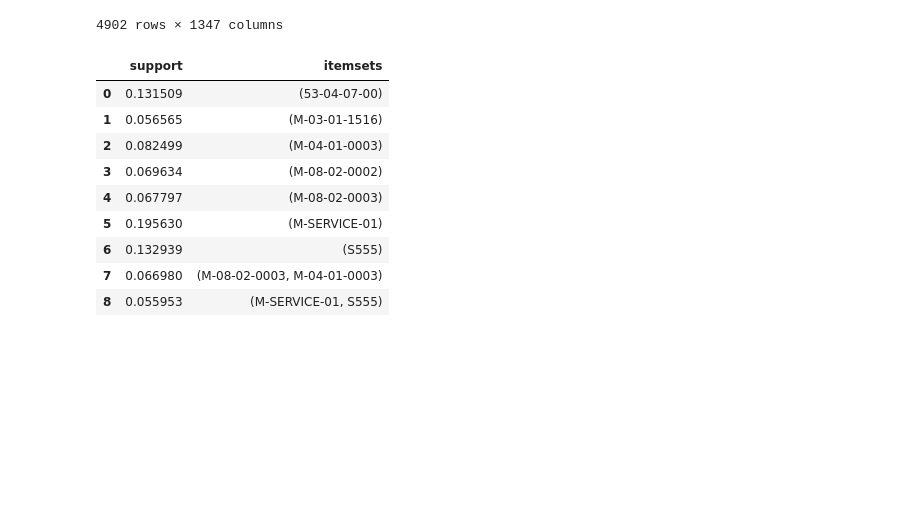
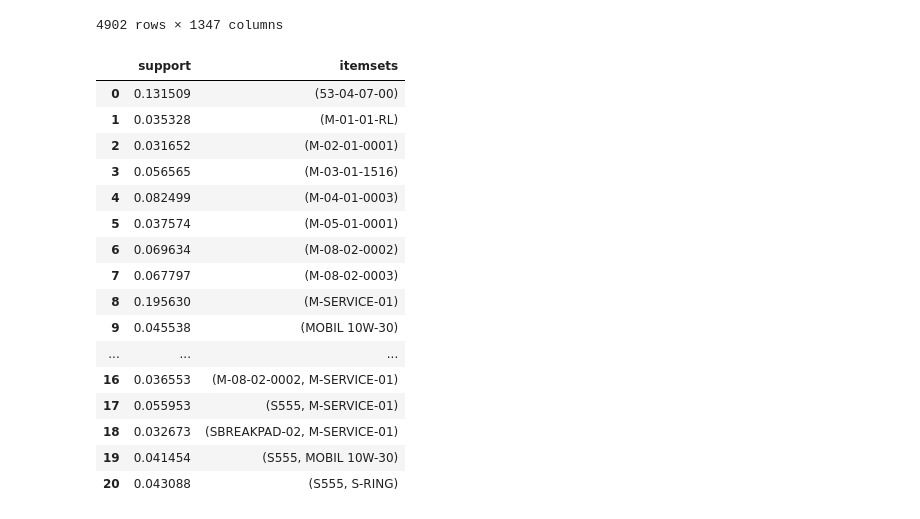
Before and after one commit to pinklaosa/RFM-Algorithm-and-Association-Algorithm, a Jupyter notebook: 03_ASSOCIATION.ipynb, the cells around one changed output. Cells and saved outputs as stored; diff of their text form; code cells hidden in the pictures; blank space fills up the shorter version.

```diff
--- a/03_ASSOCIATION.ipynb
+++ b/03_ASSOCIATION.ipynb
@@ -113,16 +113,23 @@ basket_sets
 baseket_set_notnull = basket_sets.dropna()
 # %%
 # Build up the frequent items
-frequent_itemsets = apriori(baseket_set_notnull, min_support=0.05, use_colnames=True)
+frequent_itemsets = apriori(baseket_set_notnull, min_support=0.03, use_colnames=True)
 frequent_itemsets
 # %% [output]
 |  | support | itemsets |
 | 0 | 0.131509 | (53-04-07-00) |
-| 1 | 0.056565 | (M-03-01-1516) |
-| 2 | 0.082499 | (M-04-01-0003) |
-| 3 | 0.069634 | (M-08-02-0002) |
-| 4 | 0.067797 | (M-08-02-0003) |
-| 5 | 0.195630 | (M-SERVICE-01) |
-| 6 | 0.132939 | (S555) |
-| 7 | 0.066980 | (M-08-02-0003, M-04-01-0003) |
-| 8 | 0.055953 | (M-SERVICE-01, S555) |
+| 1 | 0.035328 | (M-01-01-RL) |
+| 2 | 0.031652 | (M-02-01-0001) |
+| 3 | 0.056565 | (M-03-01-1516) |
+| 4 | 0.082499 | (M-04-01-0003) |
+| 5 | 0.037574 | (M-05-01-0001) |
+| 6 | 0.069634 | (M-08-02-0002) |
+| 7 | 0.067797 | (M-08-02-0003) |
+| 8 | 0.195630 | (M-SERVICE-01) |
+| 9 | 0.045538 | (MOBIL 10W-30) |
+| ... | ... | ... |
+| 16 | 0.036553 | (M-08-02-0002, M-SERVICE-01) |
+| 17 | 0.055953 | (S555, M-SERVICE-01) |
+| 18 | 0.032673 | (SBREAKPAD-02, M-SERVICE-01) |
+| 19 | 0.041454 | (S555, MOBIL 10W-30) |
+| 20 | 0.043088 | (S555, S-RING) |
```
Also changed, not shown: parts of 9 cells of this notebook, 11 other files.
